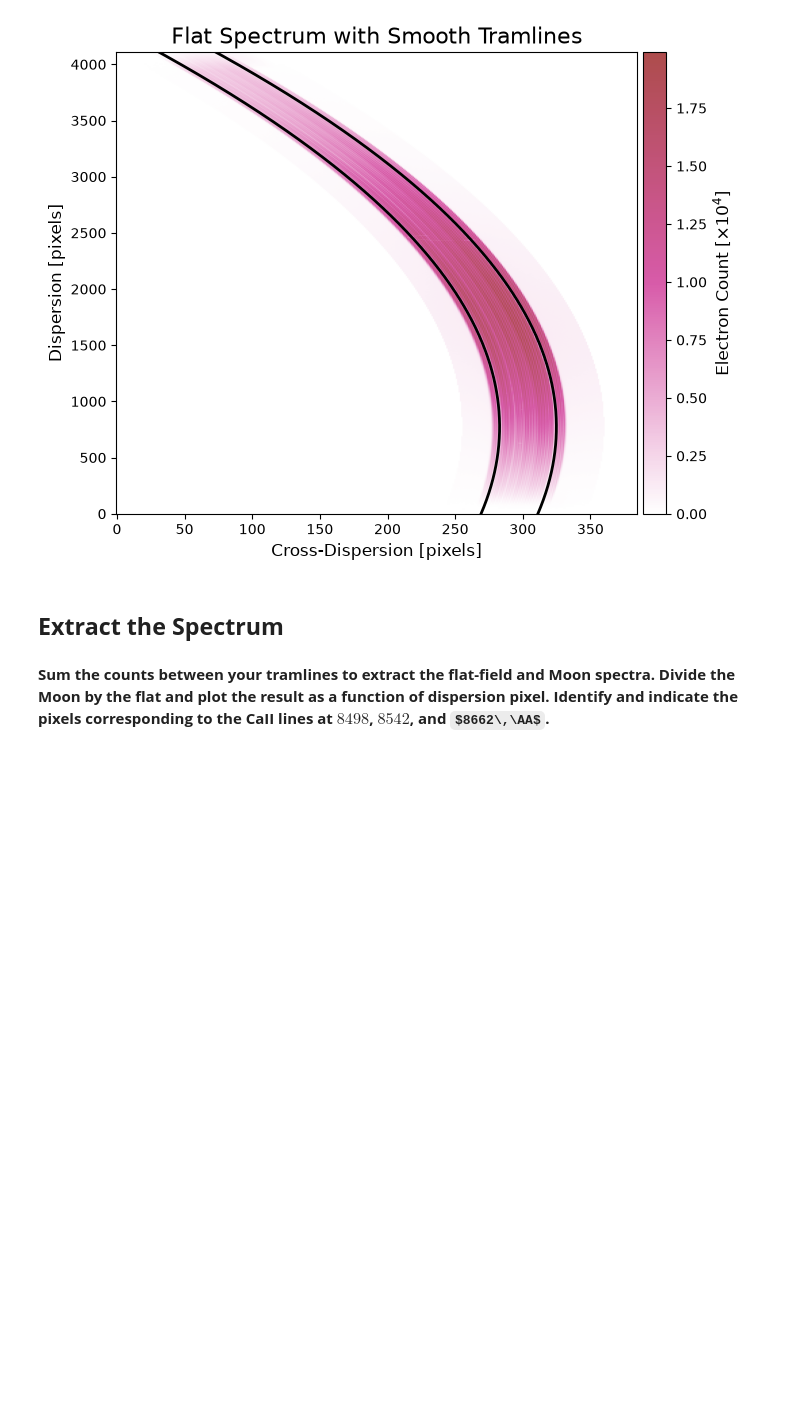
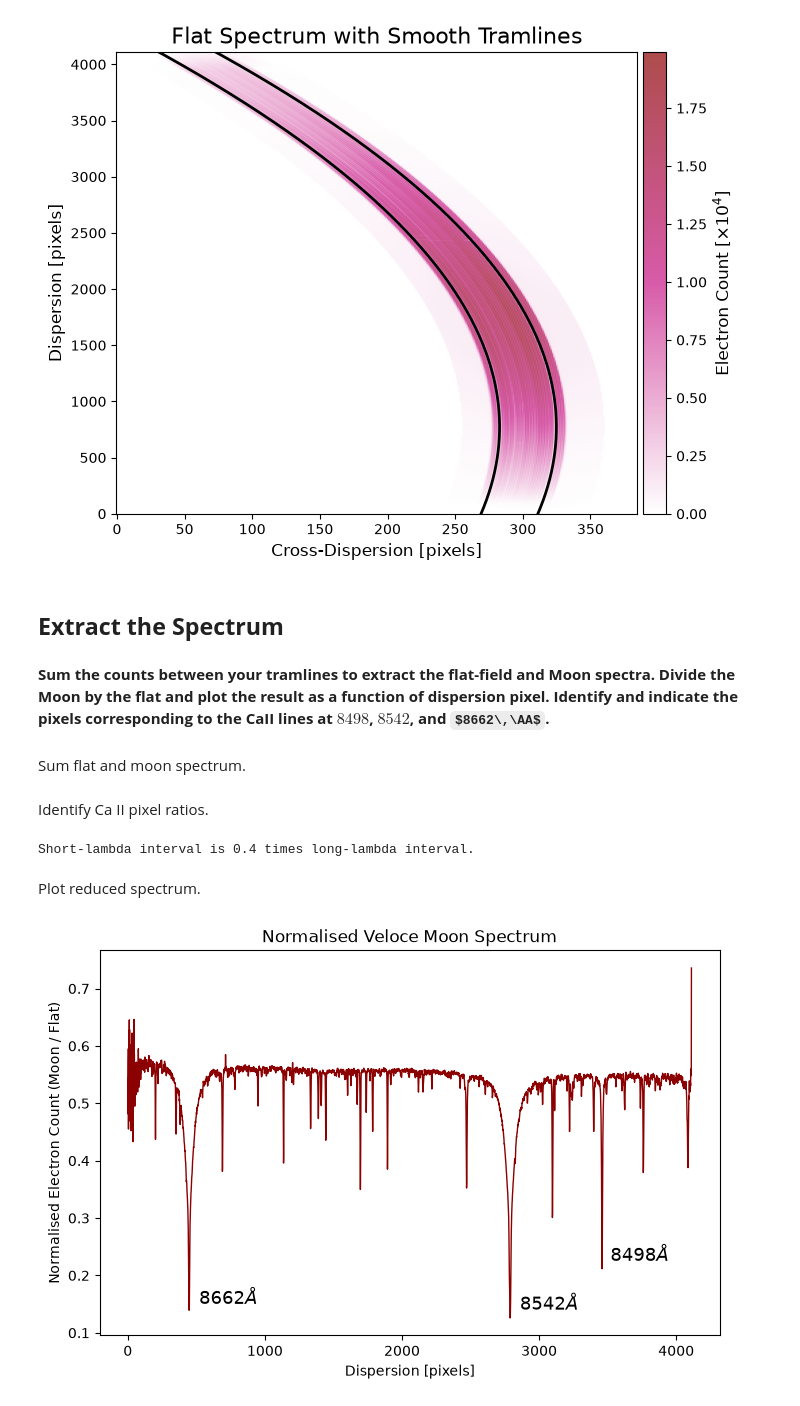
Before and after one commit to ljiainspriggs/ASTR4004-Problem-Set-2, a Jupyter notebook: 4.ipynb, the cells around one changed output. Cells and saved outputs as stored; diff of their text form; code cells hidden in the pictures; some formulas as TeX source; blank space fills up the shorter version.

```diff
--- a/4.ipynb
+++ b/4.ipynb
@@ -134,7 +134,7 @@ right_smooth = np.array(right_spline(disp_smooth))
 
 # ensure constant no. x-disp pixels between tramlines
 dist = right_smooth - left_smooth # define array of distances between tramlines
-right_smooth = left_smooth + np.floor(np.median(dist)) + 1 # overwrite right tramline with ceiling of median distance
+right_smooth = left_smooth + int(np.floor(np.median(dist)) + 1) # overwrite right tramline with ceiling of median distance
 # %% [markdown]
 Overplot smooth functions.
 # %%
@@ -157,3 +157,56 @@ plt.show()
 ## **Extract the Spectrum**
 # %% [markdown]
 **Sum the counts between your tramlines to extract the flat-field and Moon spectra. Divide the Moon by the flat and plot the result as a function of dispersion pixel. Identify and indicate the pixels corresponding to the CaII lines at $8498$, $8542$, and $8662\,\AA$.**
+# %% [markdown]
+Sum flat and moon spectrum.
+# %%
+# read-in to file (containing header/metadata)
+moon_file = fits.open("data/q4_moon.fits")
+# extract data
+moon = np.array(moon_file[0].data)
+
+xdisp_array = np.arange(flat.shape[1]) # x-dispersion axis
+
+# create mask to only include values between the tramlines
+mask = (
+    (xdisp_array[np.newaxis,:] > left_smooth[:,np.newaxis]) & # project x-disp array and left tramline to 2D arrays
+    (xdisp_array[np.newaxis,:] < right_smooth[:,np.newaxis])
+)
+
+# apply mask
+flat_array = np.where(mask, flat, np.nan) # return flat pixel value if mask=True, return NaN if mask=False
+moon_array = np.where(mask, moon, np.nan)
+
+# sum over x-disp axis ignoring NaNs (broadcast to all values outside tramlines)
+flat_sum = np.nansum(flat_array, axis=1)
+moon_sum = np.nansum(moon_array, axis=1)
+# %% [markdown]
+Identify Ca II pixel ratios.
+# %%
+lo_ca = 8662 # long-lambda line, values taken from Q
+mid_ca = 8542 # middle line
+hi_ca = 8498 # short line
+ratio = np.abs((hi_ca - mid_ca) / (mid_ca - lo_ca))
+print(f"Short-lambda interval is {ratio:.1f} times long-lambda interval.")
+# %% [output]
+Short-lambda interval is 0.4 times long-lambda interval.
+# %% [markdown]
+Plot reduced spectrum.
+# %%
+norm_spec = np.array(moon_sum / flat_sum) # normalised spectrum
+disp_array = np.arange(flat.shape[0]) # dispersion axis
+
+plt.figure(figsize=(8,5))
+
+plt.plot(disp_array, norm_spec, c="darkred", lw=1)
+plt.text(3520, 0.225, r"$8498\AA$", size=13, weight="bold")
+plt.text(2860, 0.14, r"$8542\AA$", size=13, weight="bold")
+plt.text(520, 0.15, r"$8662\AA$", size=13, weight="bold")
+plt.title("Normalised Veloce Moon Spectrum")
+plt.xlabel("Dispersion [pixels]")
+plt.ylabel("Normalised Electron Count (Moon / Flat)")
+
+plt.savefig("figures/q4b_spectrum.png", dpi=200) # save to figures/
+plt.show()
+# %% [output]
+[figure, added]
```
Also changed, not shown: parts of 1 cell of this notebook, 2 other files.
